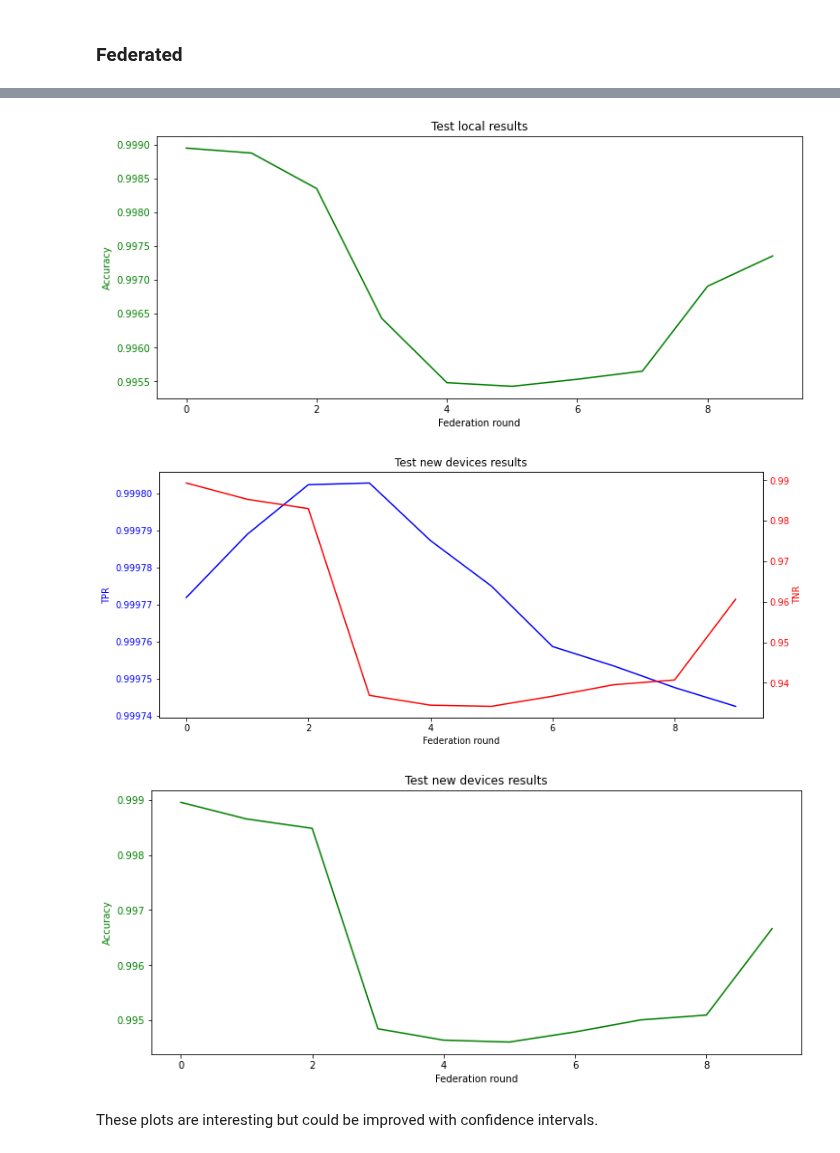
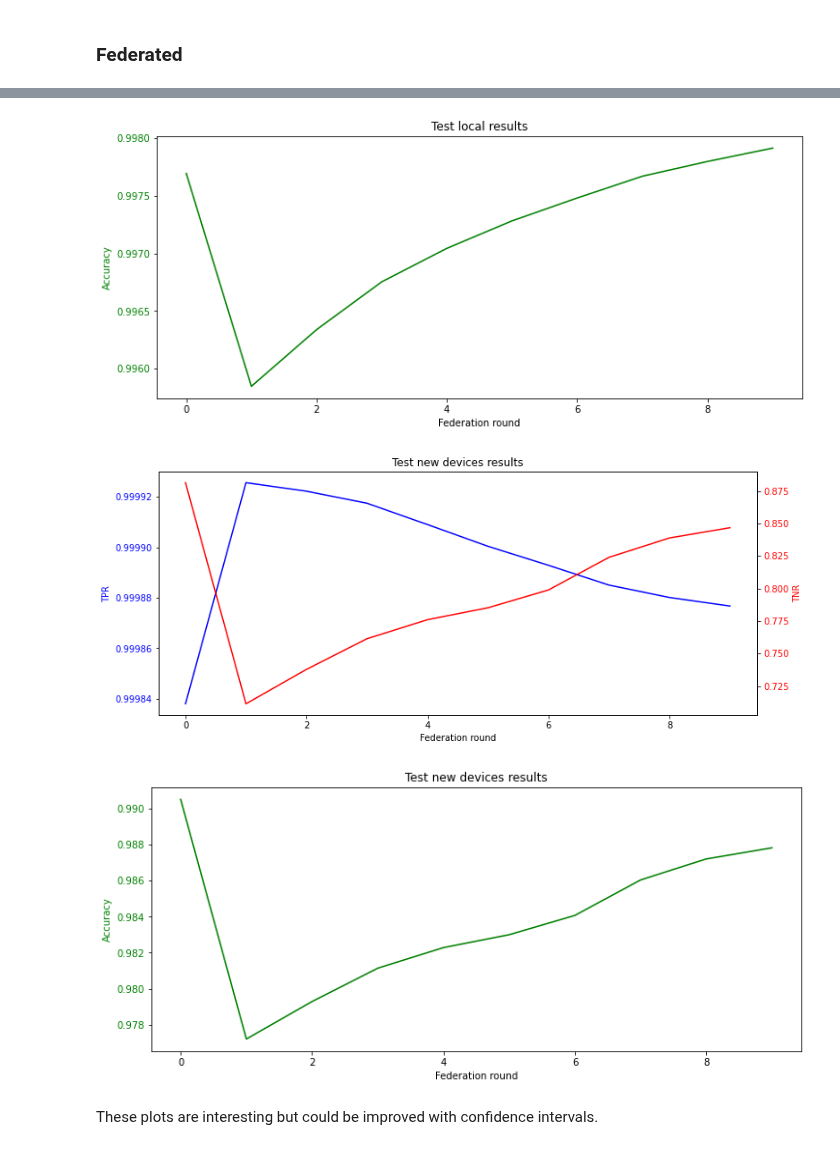
Before and after one commit to ValerianRey/fed_iot_guard, a Jupyter notebook: Test results.ipynb, the cells around one changed output, grey strips where cells are left out. Saved outputs shown, nothing was run; the diff lists cells and outputs as text; code cells hidden in the pictures.

Commit message:
added federated ae results

```diff
--- a/Test results.ipynb
+++ b/Test results.ipynb
@@ -95,7 +95,7 @@ TPR: 0.99134 - TNR: 0.83122 - Accuracy: 0.98767 - Recall: 0.99134 - Precision: 0
 # %% [markdown]
 ### Federated
 # %%
-path_test = 'test_results/decentralized_classifier_federated/run_0/'
+path_test = 'test_results/decentralized_autoencoder_federated/run_0/'
 
 with open(path_test + 'local_results.json') as json_file:
     test_local_results = json.load(json_file)
@@ -115,5 +115,5 @@ plot_federated_acc(new_results_per_round, title='Test new devices results')
-[figure, old version]
+[figure, new version]
-[figure, old version]
+[figure, new version]
-[figure, old version]
+[figure, new version]
 # %% [markdown]
 These plots are interesting but could be improved with confidence intervals.
```
Also changed, not shown: parts of 1 cell of this notebook, 8 other files.
